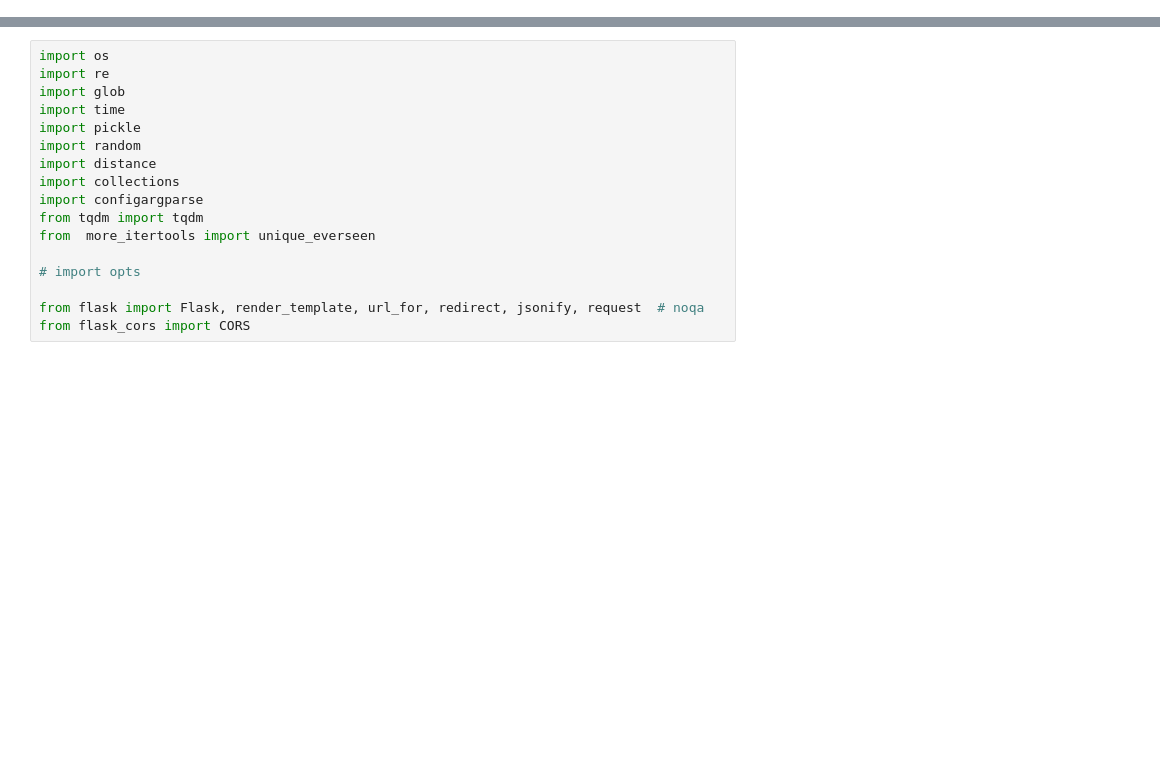
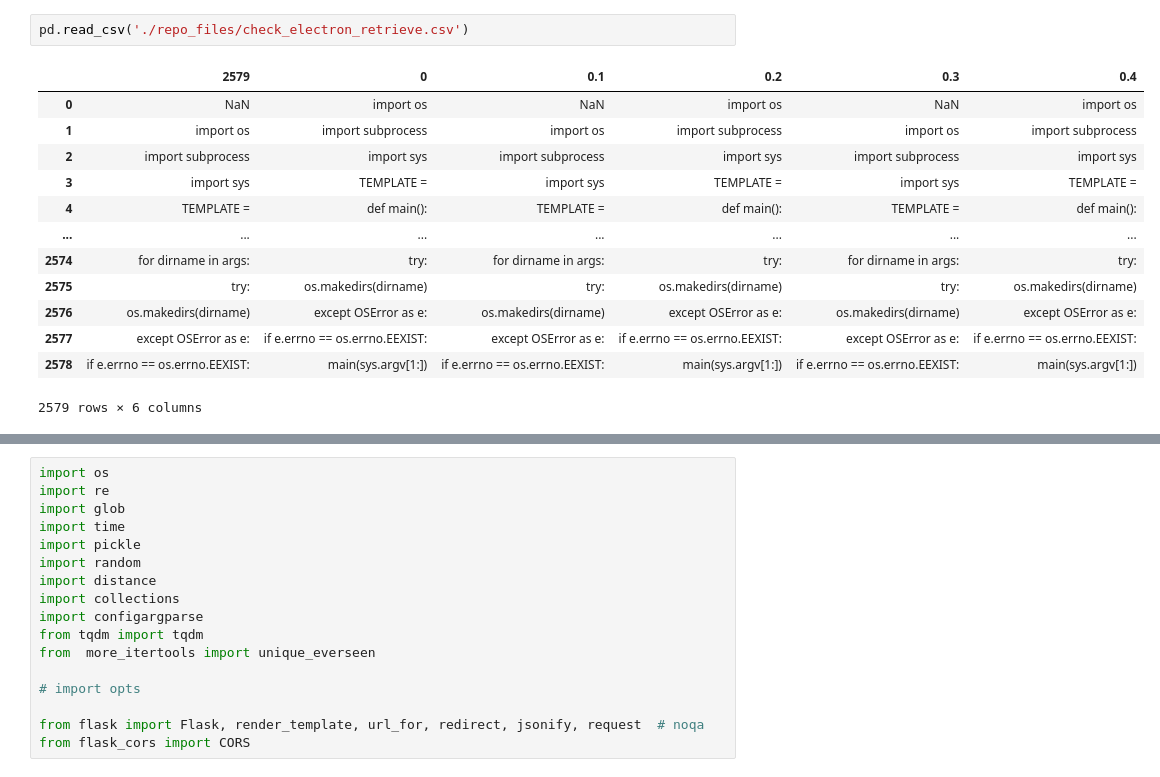
Before and after one commit to dasalz1/Neural_Code_Generator, a Jupyter notebook: actual.ipynb, the cells around one changed output, grey strips where cells are left out. Cells and saved outputs as stored; diff of their text form; blank space fills up the shorter version.

```diff
--- a/actual.ipynb
+++ b/actual.ipynb
@@ -0,0 +149,16 @@
+# %%
+pd.read_csv('./repo_files/check_electron_retrieve.csv')
+# %% [output]
+|  | 2579 | 0 | 0.1 | 0.2 | 0.3 | 0.4 |
+| 0 | NaN | import os | NaN | import os | NaN | import os |
+| 1 | import os | import subprocess | import os | import subprocess | import os | import subprocess |
+| 2 | import subprocess | import sys | import subprocess | import sys | import subprocess | import sys |
+| 3 | import sys | TEMPLATE = | import sys | TEMPLATE = | import sys | TEMPLATE = |
+| 4 | TEMPLATE = | def main(): | TEMPLATE = | def main(): | TEMPLATE = | def main(): |
+| ... | ... | ... | ... | ... | ... | ... |
+| 2574 | for dirname in args: | try: | for dirname in args: | try: | for dirname in args: | try: |
+| 2575 | try: | os.makedirs(dirname) | try: | os.makedirs(dirname) | try: | os.makedirs(dirname) |
+| 2576 | os.makedirs(dirname) | except OSError as e: | os.makedirs(dirname) | except OSError as e: | os.makedirs(dirname) | except OSError as e: |
+| 2577 | except OSError as e: | if e.errno == os.errno.EEXIST: | except OSError as e: | if e.errno == os.errno.EEXIST: | except OSError as e: | if e.errno == os.errno.EEXIST: |
+| 2578 | if e.errno == os.errno.EEXIST: | main(sys.argv[1:]) | if e.errno == os.errno.EEXIST: | main(sys.argv[1:]) | if e.errno == os.errno.EEXIST: | main(sys.argv[1:]) |
+2579 rows × 6 columns
```
Also changed, not shown: parts of 31 cells of this notebook, 13 other files.
